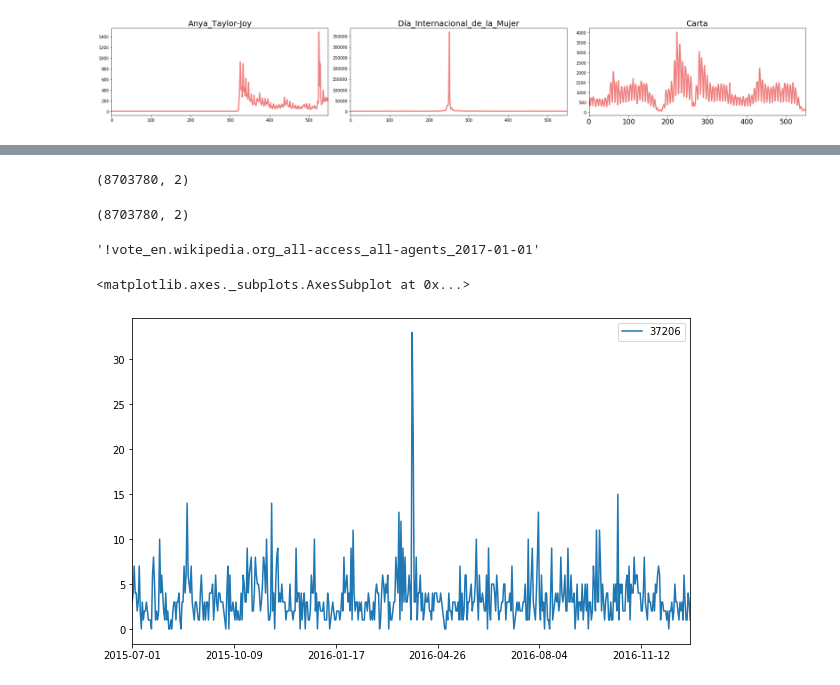
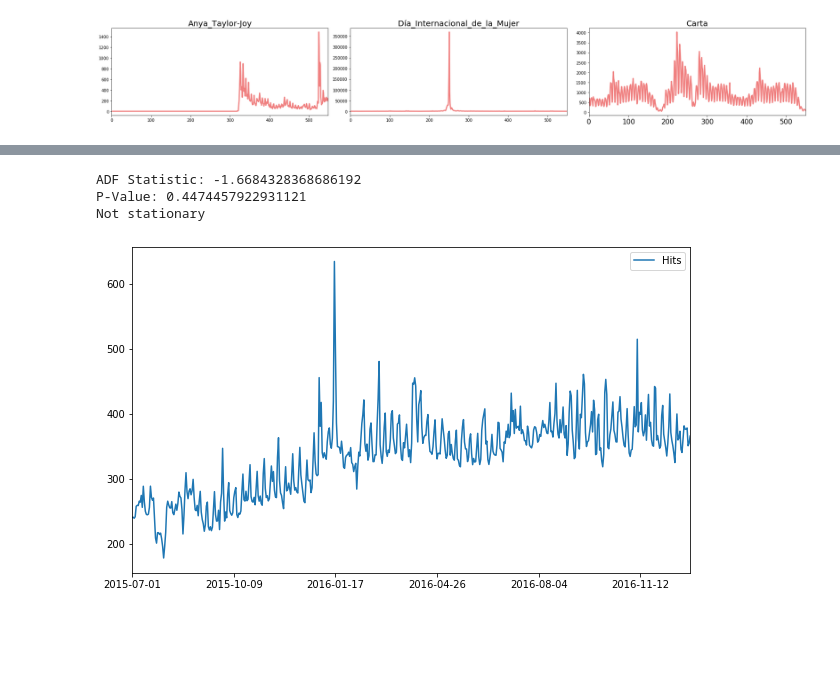
Before and after one commit to christinejiang11/personal_projects, a Jupyter notebook: Web_Traffic_Time_Series/Web_Traffic_Prediction.ipynb, the cells around one changed output, grey strips where cells are left out. Saved outputs shown, nothing was run; the diff lists cells and outputs as text; code cells hidden in the pictures; blank space fills up the shorter version.

```diff
--- a/Web_Traffic_Time_Series/Web_Traffic_Prediction.ipynb
+++ b/Web_Traffic_Time_Series/Web_Traffic_Prediction.ipynb
@@ -129,12 +140,0 @@ for i,language in enumerate(languages):
-# %%
-submission.shape
-# %% [output]
-(8703780, 2)
-# %%
-key.shape
-# %% [output]
-(8703780, 2)
-# %%
-key.head().iloc[0]['Page']
-# %% [output]
-'!vote_en.wikipedia.org_all-access_all-agents_2017-01-01'
@@ -143,5 +141,17 @@ test = train[train['Page'] == '!vote_en.wikipedia.org_all-access_all-agents'].T
-# %%
-test[1:550].plot()
-# %% [output]
-<matplotlib.axes._subplots.AxesSubplot at 0x...>
-[figure, removed]
+# %%
+average = dataframedict['zh'].iloc[:,4:].mean()
+df = pd.DataFrame(average).rename(columns={0:'Hits'})
+df.plot(use_index=True)
+
+stationarity = adfuller(df['Hits'])
+print(f'''ADF Statistic: {stationarity[0]}
+P-Value: {stationarity[1]}''')
+if stationarity[0] < stationarity[4]['5%']:
+    print('Stationary')
+else:
+    print('Not stationary')
+# %% [output]
+ADF Statistic: -1.6684328368686192
+P-Value: 0.4474457922931121
+Not stationary
+[figure, added]
```
Also changed, not shown: parts of 9 cells of this notebook, 1 other file.
